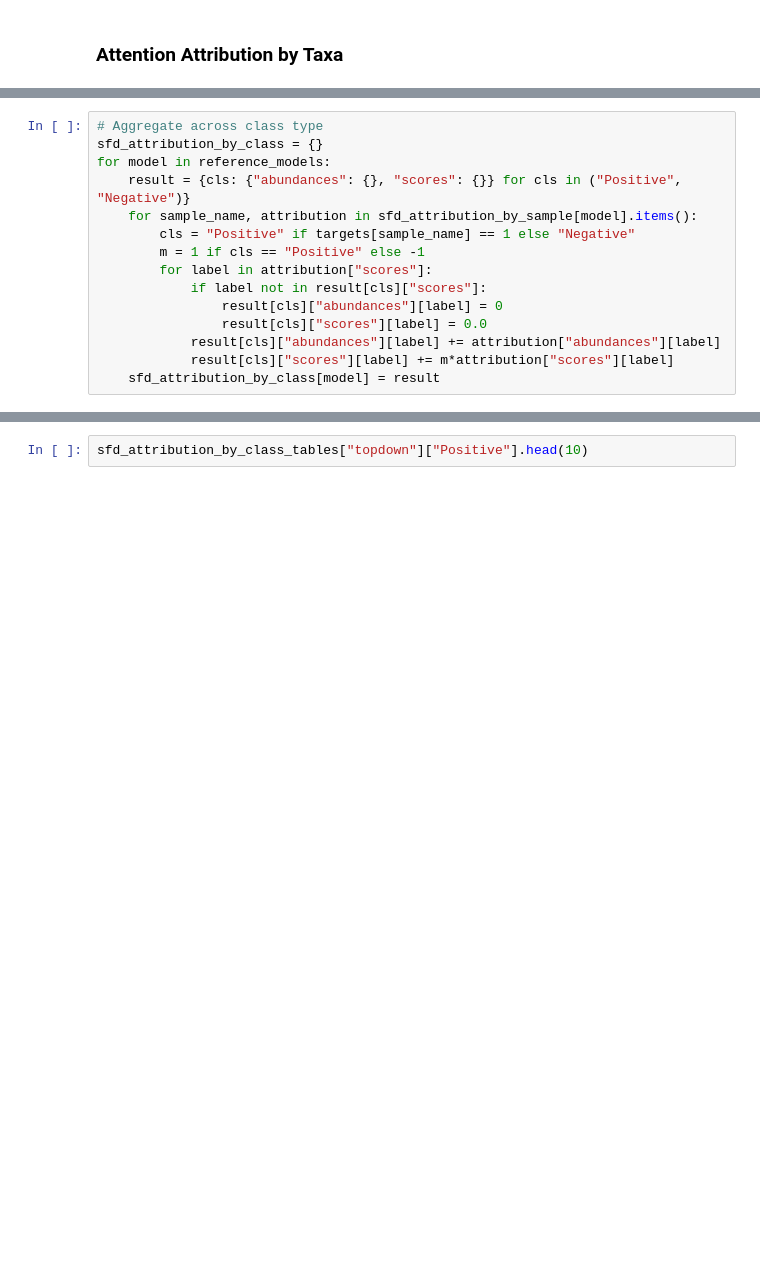
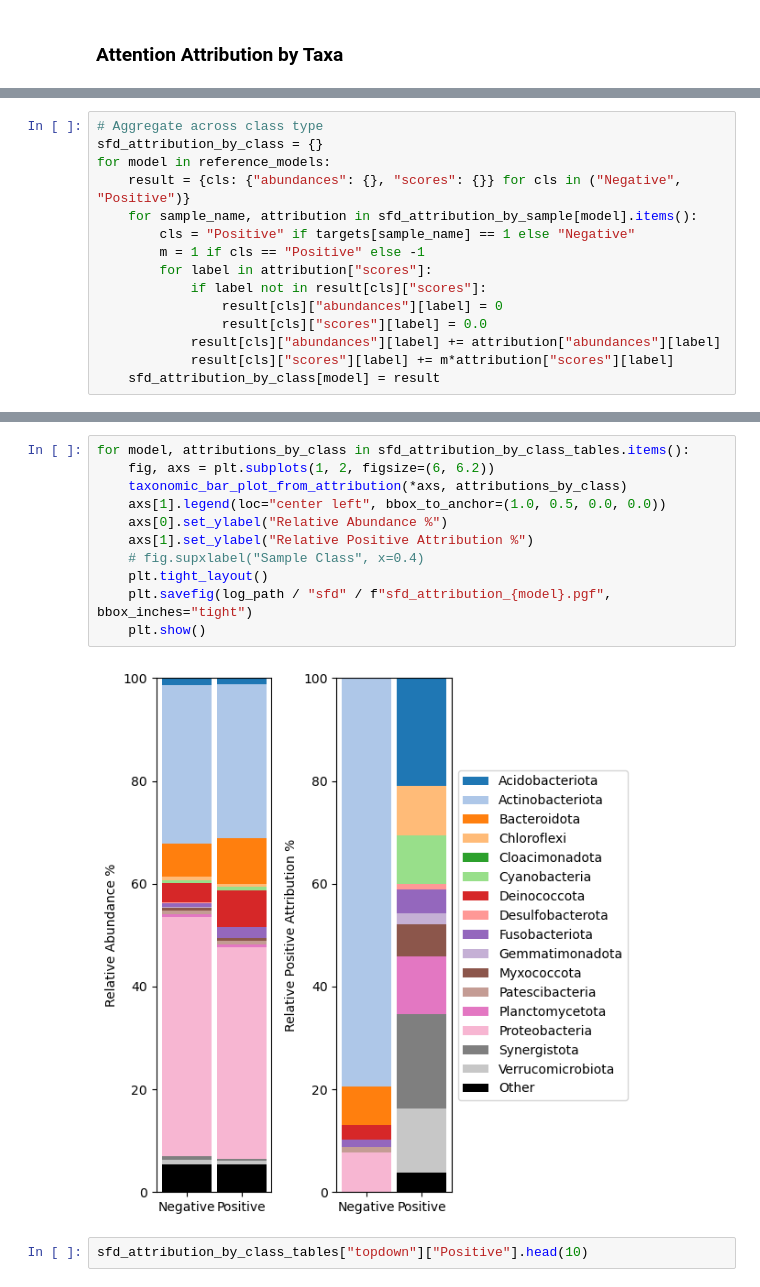
Before and after one commit to DLii-Research/setbert, a Jupyter notebook: notebooks/Attention Attribution.ipynb, the cells around one changed output, grey strips where cells are left out. Saved outputs shown, nothing was run; the diff lists cells and outputs as text; blank space fills up the shorter version.

```diff
--- a/notebooks/Attention Attribution.ipynb
+++ b/notebooks/Attention Attribution.ipynb
@@ -252,15 +453,0 @@ for model in reference_models:
-# %%
-# Aggregate across class type
-sfd_attribution_by_class = {}
-for model in reference_models:
-    result = {cls: {"abundances": {}, "scores": {}} for cls in ("Positive", "Negative")}
-    for sample_name, attribution in sfd_attribution_by_sample[model].items():
-        cls = "Positive" if targets[sample_name] == 1 else "Negative"
-        m = 1 if cls == "Positive" else -1
-        for label in attribution["scores"]:
-            if label not in result[cls]["scores"]:
-                result[cls]["abundances"][label] = 0
-                result[cls]["scores"][label] = 0.0
-            result[cls]["abundances"][label] += attribution["abundances"][label]
-            result[cls]["scores"][label] += m*attribution["scores"][label]
-    sfd_attribution_by_class[model] = result
@@ -418,0 +481,15 @@ for model, attributions_by_class in sfd_attribution_by_class_tables.items():
+# %%
+# Aggregate across class type
+sfd_attribution_by_class = {}
+for model in reference_models:
+    result = {cls: {"abundances": {}, "scores": {}} for cls in ("Negative", "Positive")}
+    for sample_name, attribution in sfd_attribution_by_sample[model].items():
+        cls = "Positive" if targets[sample_name] == 1 else "Negative"
+        m = 1 if cls == "Positive" else -1
+        for label in attribution["scores"]:
+            if label not in result[cls]["scores"]:
+                result[cls]["abundances"][label] = 0
+                result[cls]["scores"][label] = 0.0
+            result[cls]["abundances"][label] += attribution["abundances"][label]
+            result[cls]["scores"][label] += m*attribution["scores"][label]
+    sfd_attribution_by_class[model] = result
@@ -419,3 +572,16 @@ for model, attributions_by_class in sfd_attribution_by_class_tables.items():
+# %%
+for model, attributions_by_class in sfd_attribution_by_class_tables.items():
+    fig, axs = plt.subplots(1, 2, figsize=(6, 6.2))
+    taxonomic_bar_plot_from_attribution(*axs, attributions_by_class)
+    axs[1].legend(loc="center left", bbox_to_anchor=(1.0, 0.5, 0.0, 0.0))
+    axs[0].set_ylabel("Relative Abundance %")
+    axs[1].set_ylabel("Relative Positive Attribution %")
+    # fig.supxlabel("Sample Class", x=0.4)
+    plt.tight_layout()
+    plt.savefig(log_path / "sfd" / f"sfd_attribution_{model}.pgf", bbox_inches="tight")
+    plt.show()
+# %% [output]
+[figure, added]
 # %%
 sfd_attribution_by_class_tables["topdown"]["Positive"].head(10)
 # %% [output]
```
Also changed, not shown: parts of 44 cells of this notebook.
